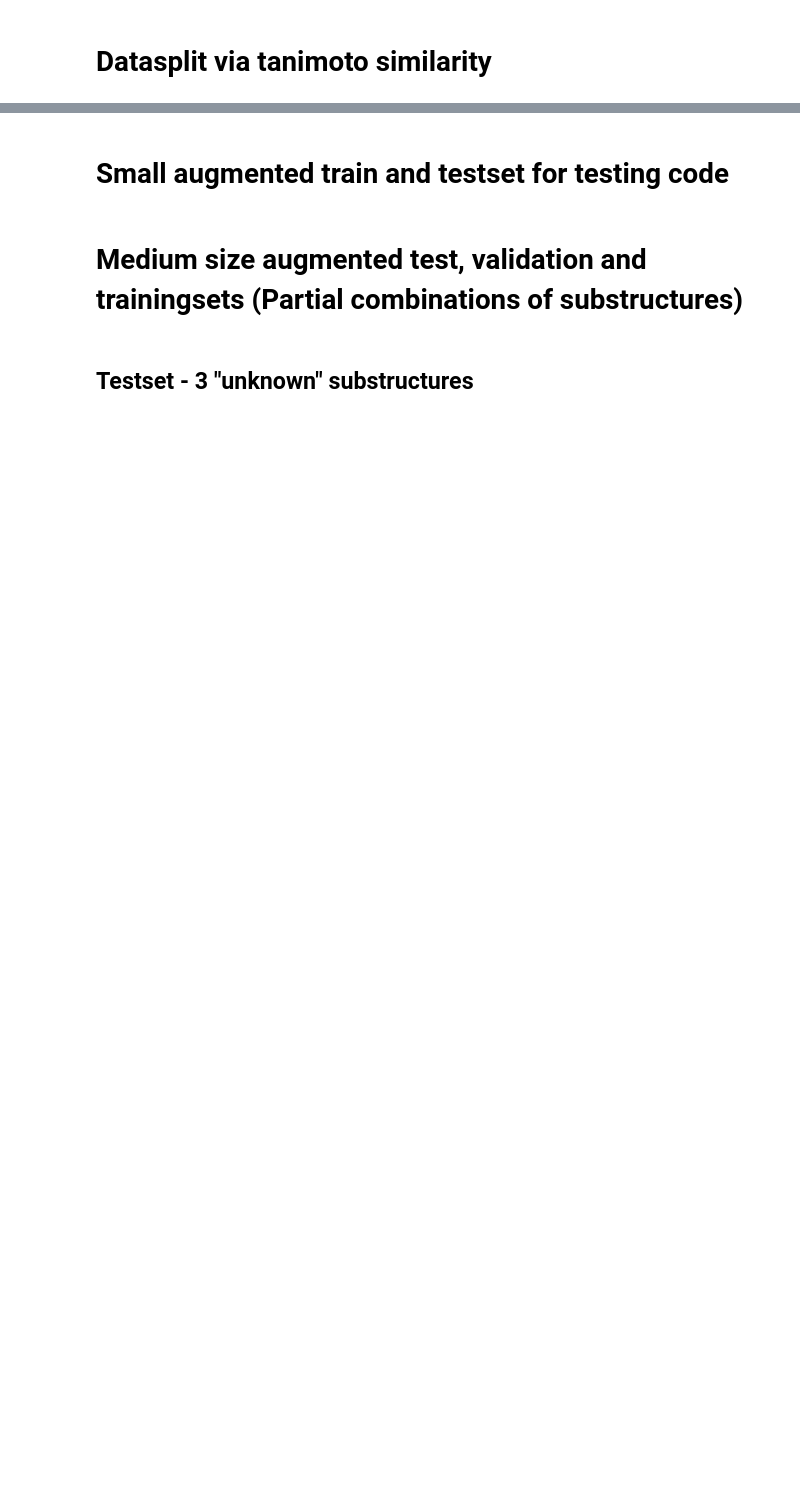
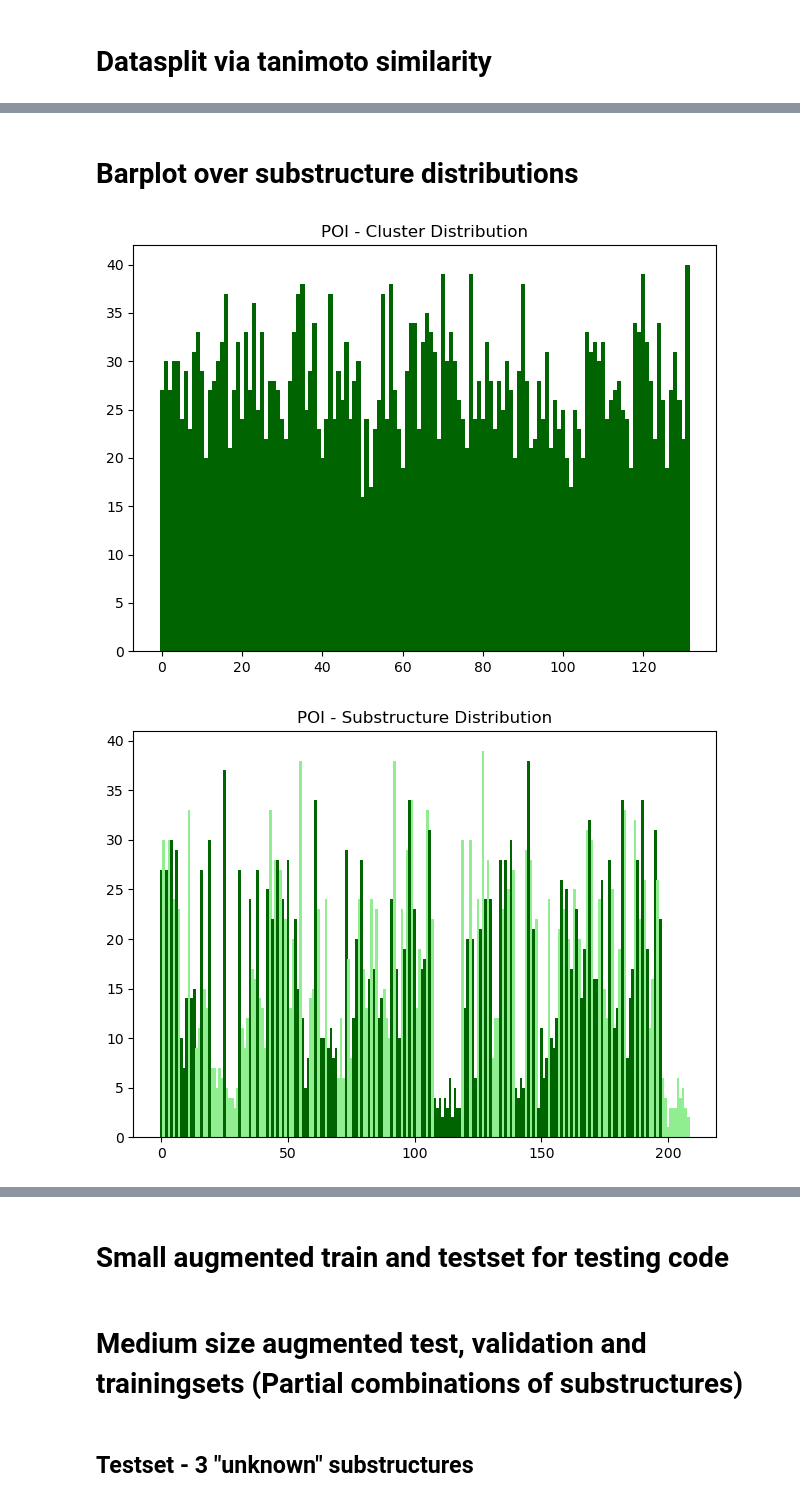
Before and after one commit to ribesstefano/PROTAC-Splitter, a Jupyter notebook: notebooks/GNN/1.1_load_data.ipynb, the cells around one changed output, grey strips where cells are left out. Drawn from its saved outputs; the diff is of its cells as text; code cells hidden in the pictures; blank space fills up the shorter version.

```diff
--- a/notebooks/GNN/1.1_load_data.ipynb
+++ b/notebooks/GNN/1.1_load_data.ipynb
@@ -1020,0 +932,10 @@ The most similar test molecule to any other training molecule:
+# %%
+def butina_clustering(smi_list, cutoff, fp_function=compute_countMorgFP):
+    fps_list = fp_function(smi_list)
+    dists = []
+    nfps = len(fps_list)
+    for i in range(1,nfps):
+        sims = DataStructs.BulkTanimotoSimilarity(fps_list[i],fps_list[:i])
+        dists.extend([1-x for x in sims])
+    clusters = Butina.ClusterData(dists,nfps,cutoff,isDistData=True)
+    return clusters
@@ -1020,0 +1060,10 @@ The most similar test molecule to any other training molecule:
+# %%
+
+trainval_clusters_substructures_attachments_dict = get_clusters_substructures_attachments_dict(trainval_clusters_for_substructures,
+                                                                                            trainval_smi_set_without_attachment,
+                                                                                            unique_substructures_without_attachments_dict_to_with_attachments)
+
+
+test_clusters_substructures_attachments_dict = get_clusters_substructures_attachments_dict(test_clusters_for_substructures,
+                                                                                            test_smi_set_without_attachment,
+                                                                                            unique_substructures_without_attachments_dict_to_with_attachments)
@@ -1020,0 +1157,25 @@ The most similar test molecule to any other training molecule:
+# %%
+trainval_fraction = 0.2
+trainval_train_to_val_fraction = 1/trainval_fraction - 1
+num_protacs = 976*3+ int(976*3 / trainval_train_to_val_fraction) # Desired number of unique PROTACs
+trainval_augmented_protac_substructureindices_list, trainval_clusters_substructures_attachments_dict_out = generate_protacs_indices(clusters_dict=trainval_clusters_substructures_attachments_dict,
+                                                                                                            num_protacs=num_protacs,
+                                                                                                            force_use_all_attachment_points=True)
+num_protacs = 57*4 # Desired number of unique PROTACs
+test_protac_augmented_protac_substructureindices_list, test_clusters_substructures_attachments_dict_out = generate_protacs_indices(clusters_dict=test_clusters_substructures_attachments_dict,
+                                                                                num_protacs=num_protacs,
+                                                                                force_use_all_attachment_points=True)
+num_protacs = 976 # Desired number of unique PROTACs
+test_poi_augmented_protac_substructureindices_list, test_poi_clusters_substructures_attachments_dict_out = generate_protacs_indices(clusters_dict=test_poi_clusters_substructures_attachments_dict,
+                                                                                num_protacs=num_protacs,
+                                                                                force_use_all_attachment_points=True)
+num_protacs = 226 # Desired number of unique PROTACs
+test_linker_augmented_protac_substructureindices_list, test_linker_clusters_substructures_attachments_dict = generate_protacs_indices(clusters_dict=test_linker_clusters_substructures_attachments_dict,
+                                                                                num_protacs=num_protacs,
+                                                                                force_use_all_attachment_points=True)
+num_protacs = 976 # Desired number of unique PROTACs
+test_e3_augmented_protac_substructureindices_list, test_e3_clusters_substructures_attachments_dict_out = generate_protacs_indices(clusters_dict=test_e3_clusters_substructures_attachments_dict,
+                                                                                num_protacs=num_protacs,
+                                                                                force_use_all_attachment_points=True)
+# %% [markdown]
+# Barplot over substructure distributions
@@ -1020,0 +1259,5 @@ The most similar test molecule to any other training molecule:
+# %%
+barplot_from_protac_substructureindices_list(augmented_protac_substructureindices_list=trainval_augmented_protac_substructureindices_list)
+# %% [output]
+[figure, added]
+[figure, added]
```
Also changed, not shown: parts of 59 cells of this notebook.
